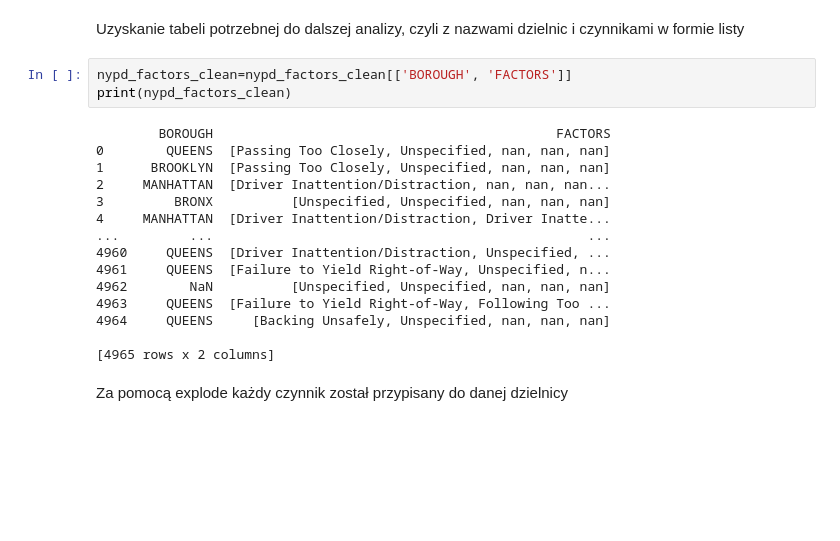
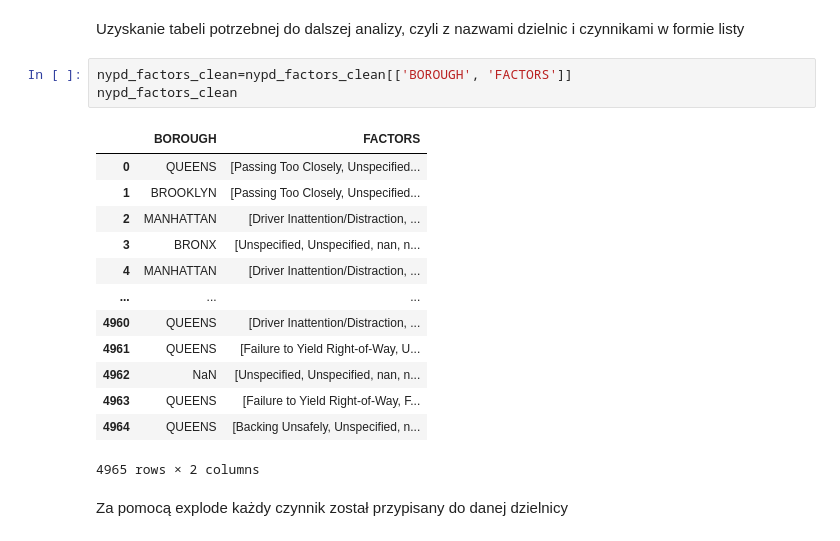
Before and after one commit to AlicjaB90/Projekt_Pandas, a Jupyter notebook: 1. Najniebezpieczniejsze czynniki wypadków w danej dzielnicy NY (wersja 2).ipynb, the cells around one changed output. Saved outputs shown, nothing was run; the diff lists cells and outputs as text; blank space fills up the shorter version.

```diff
--- a/1. Najniebezpieczniejsze czynniki wypadków w danej dzielnicy NY (wersja 2).ipynb
+++ b/1. Najniebezpieczniejsze czynniki wypadków w danej dzielnicy NY (wersja 2).ipynb
@@ -122,22 +118,21 @@ See the caveats in the documentation: https://pandas.pydata.org/pandas-docs/stab
 Uzyskanie tabeli potrzebnej do dalszej analizy, czyli z nazwami dzielnic i czynnikami w formie listy
 # %%
 nypd_factors_clean=nypd_factors_clean[['BOROUGH', 'FACTORS']]
-print(nypd_factors_clean)
+nypd_factors_clean
 # %% [output]
+|  | BOROUGH | FACTORS |
+| 0 | QUEENS | [Passing Too Closely, Unspecified... |
+| 1 | BROOKLYN | [Passing Too Closely, Unspecified... |
+| 2 | MANHATTAN | [Driver Inattention/Distraction, ... |
+| 3 | BRONX | [Unspecified, Unspecified, nan, n... |
+| 4 | MANHATTAN | [Driver Inattention/Distraction, ... |
+| ... | ... | ... |
+| 4960 | QUEENS | [Driver Inattention/Distraction, ... |
+| 4961 | QUEENS | [Failure to Yield Right-of-Way, U... |
+| 4962 | NaN | [Unspecified, Unspecified, nan, n... |
+| 4963 | QUEENS | [Failure to Yield Right-of-Way, F... |
+| 4964 | QUEENS | [Backing Unsafely, Unspecified, n... |
-        BOROUGH                                            FACTORS
-0        QUEENS  [Passing Too Closely, Unspecified, nan, nan, nan]
-1      BROOKLYN  [Passing Too Closely, Unspecified, nan, nan, nan]
-2     MANHATTAN  [Driver Inattention/Distraction, nan, nan, nan...
-3         BRONX          [Unspecified, Unspecified, nan, nan, nan]
-4     MANHATTAN  [Driver Inattention/Distraction, Driver Inatte...
-...         ...                                                ...
-4960     QUEENS  [Driver Inattention/Distraction, Unspecified, ...
-4961     QUEENS  [Failure to Yield Right-of-Way, Unspecified, n...
-4962        NaN          [Unspecified, Unspecified, nan, nan, nan]
-4963     QUEENS  [Failure to Yield Right-of-Way, Following Too ...
-4964     QUEENS     [Backing Unsafely, Unspecified, nan, nan, nan]
-
-[4965 rows x 2 columns]
+4965 rows × 2 columns
 # %% [markdown]
 Za pomocą explode każdy czynnik został przypisany do danej dzielnicy
 # %%
```
Also changed, not shown: parts of 5 cells of this notebook.
